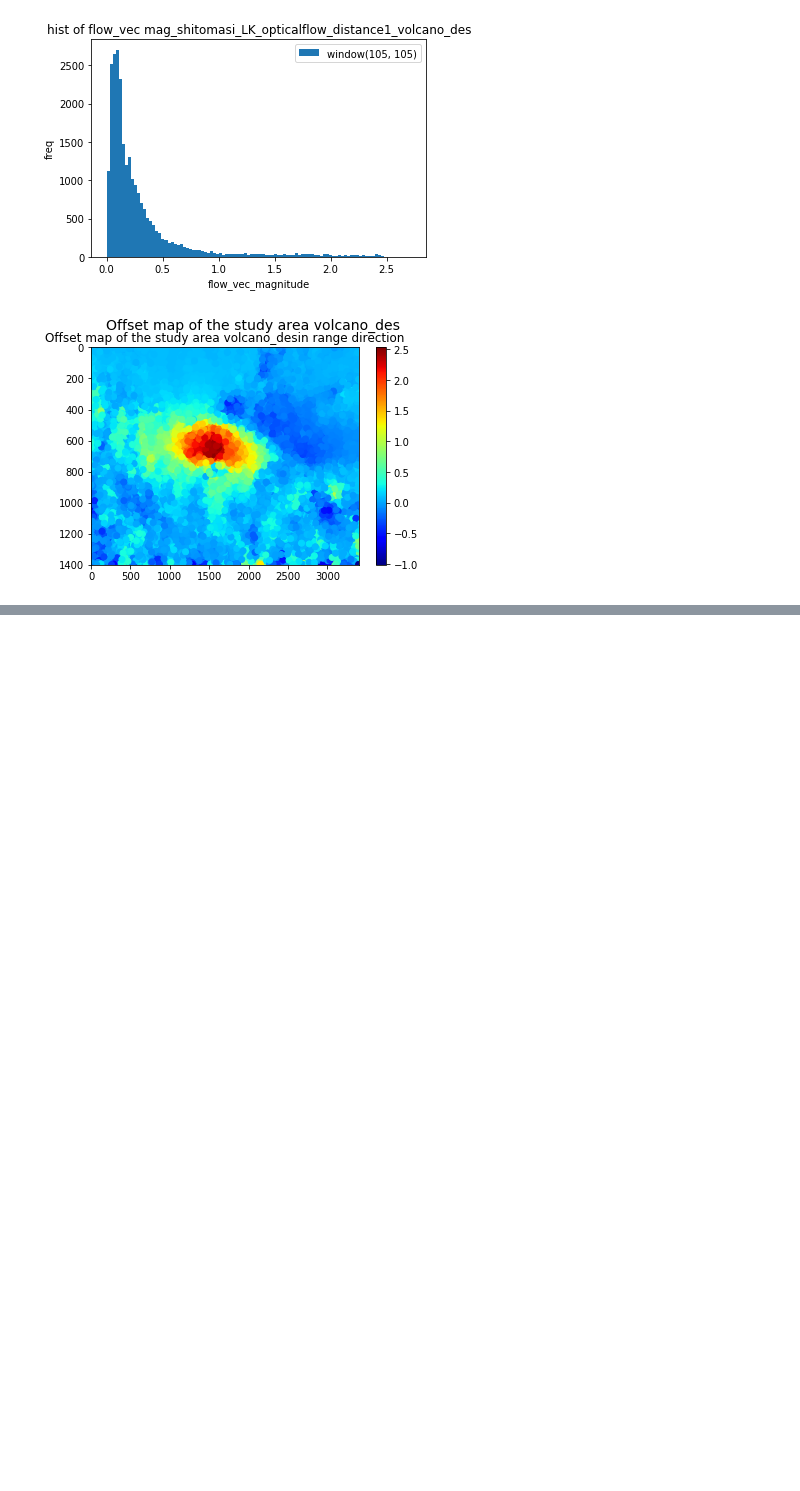
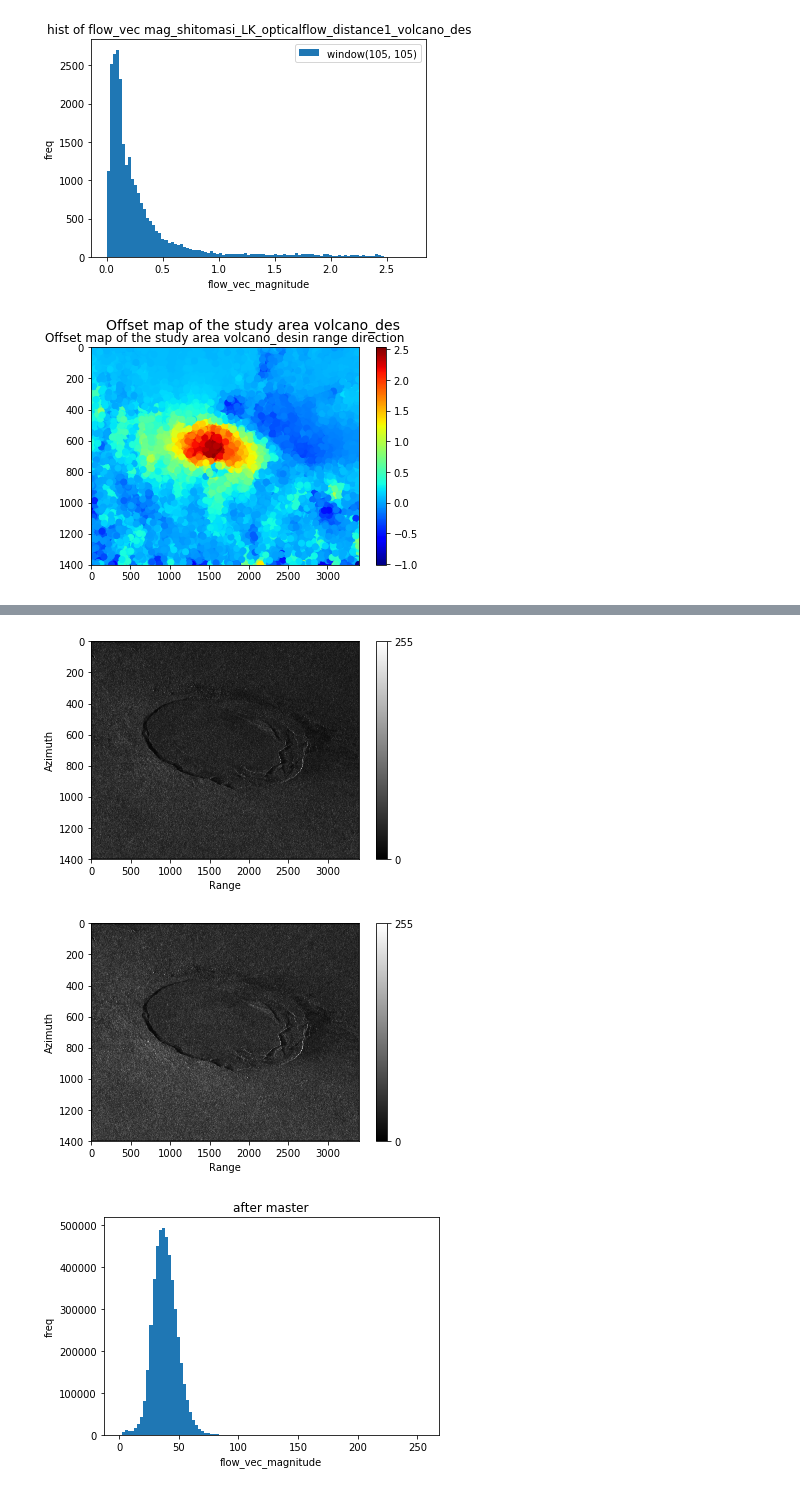
Before and after one commit to RaziehHosseini/Optical-flow, a Jupyter notebook: lukas-kanade.ipynb, the cells around one changed output, grey strips where cells are left out. Saved outputs shown, nothing was run; the diff lists cells and outputs as text; code cells hidden in the pictures; blank space fills up the shorter version.

```diff
--- a/lukas-kanade.ipynb
+++ b/lukas-kanade.ipynb
@@ -127,0 +152,9 @@ display.scatter_flow_vec(my_img_master, flow_vec[:,0], corners, path=PATH[7:-1],
+# %%
+my_img_master = 255*(my_img_master-np.min(my_img_master))/(np.max(my_img_master) - np.min(my_img_master))#500)#
+my_img_slave = 255*(my_img_slave-np.min(my_img_slave))/(np.max(my_img_slave) -np.min(my_img_slave)) # 500)#
+display.display(my_img_master,my_img_slave )
+display.plot_hist(np.ravel(my_img_master), title = "after master")
+# %% [output]
+[figure, added]
+[figure, added]
+[figure, added]
```
Also changed, not shown: parts of 8 cells of this notebook.
